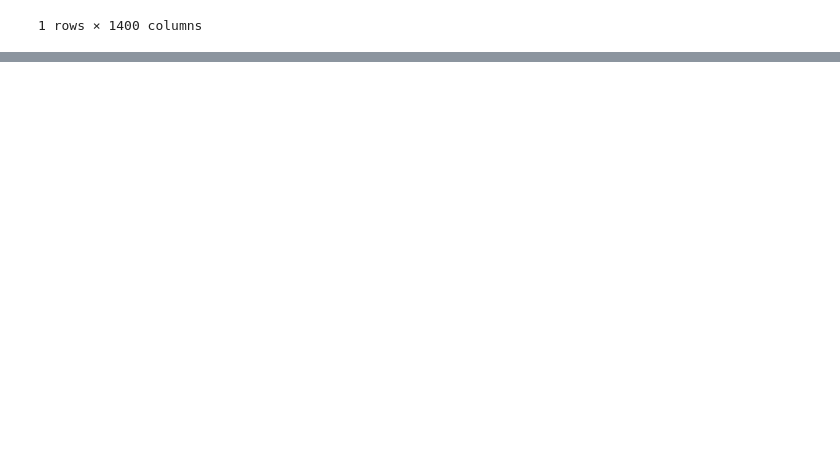
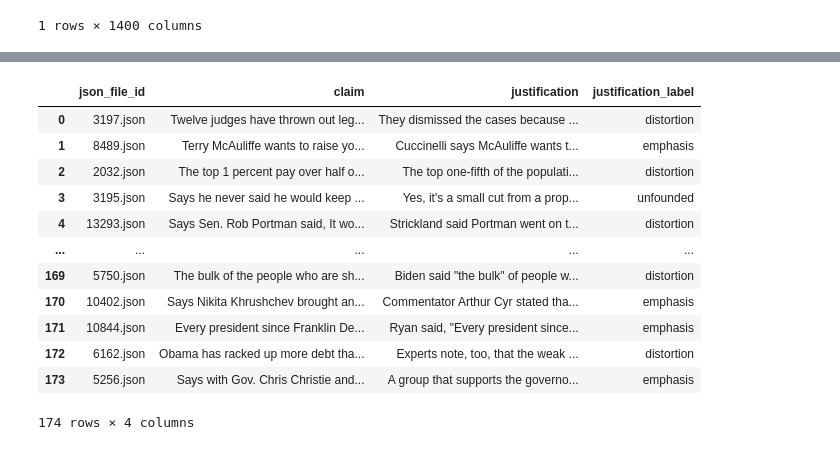
Before and after one commit to vGkatsis/MSc-Thesis, a Jupyter notebook: src/Dataset_Creation.ipynb, the cells around one changed output, grey strips where cells are left out. Saved outputs shown, nothing was run; the diff lists cells and outputs as text; code cells hidden in the pictures; blank space fills up the shorter version.

```diff
--- a/src/Dataset_Creation.ipynb
+++ b/src/Dataset_Creation.ipynb
@@ -46,0 +41,3 @@ display(summarisationData)
+# %%
+pd.set_option('display.max_columns', None)
+display(summarisationData)
@@ -47,9 +47,26 @@ display(summarisationData)
 # %%
 # Read Justification data from tsv into dataframe
 justificationData = pd.read_csv ('../data/Justification_Data/Justification_Data.tsv', sep='\t')
 
+
 # Removed Unwanted Column
 del justificationData["Unnamed: 0"]
+
+display(justificationData)
+# %% [output]
+|  | json_file_id | claim | justification | justification_label |
+| 0 | 3197.json | Twelve judges have thrown out leg... | They dismissed the cases because ... | distortion |
+| 1 | 8489.json | Terry McAuliffe wants to raise yo... | Cuccinelli says McAuliffe wants t... | emphasis |
+| 2 | 2032.json | The top 1 percent pay over half o... | The top one-fifth of the populati... | distortion |
+| 3 | 3195.json | Says he never said he would keep ... | Yes, it's a small cut from a prop... | unfounded |
+| 4 | 13293.json | Says Sen. Rob Portman said, It wo... | Strickland said Portman went on t... | distortion |
+| ... | ... | ... | ... | ... |
+| 169 | 5750.json | The bulk of the people who are sh... | Biden said "the bulk" of people w... | distortion |
+| 170 | 10402.json | Says Nikita Khrushchev brought an... | Commentator Arthur Cyr stated tha... | emphasis |
+| 171 | 10844.json | Every president since Franklin De... | Ryan said, "Every president since... | emphasis |
+| 172 | 6162.json | Obama has racked up more debt tha... | Experts note, too, that the weak ... | distortion |
+| 173 | 5256.json | Says with Gov. Chris Christie and... | A group that supports the governo... | emphasis |
+174 rows × 4 columns
 # %%
 summarisationDataDict = {}
 
```
Also changed, not shown: parts of 11 cells of this notebook.
